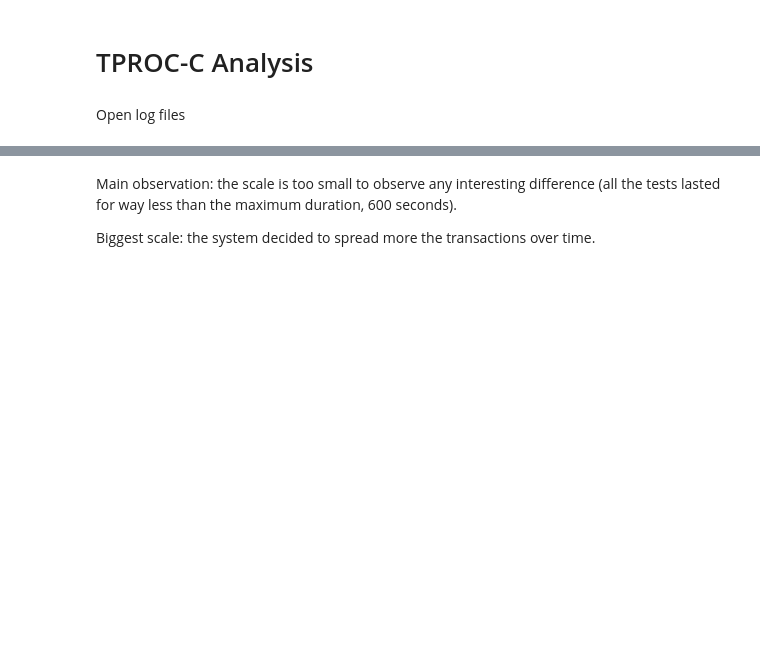
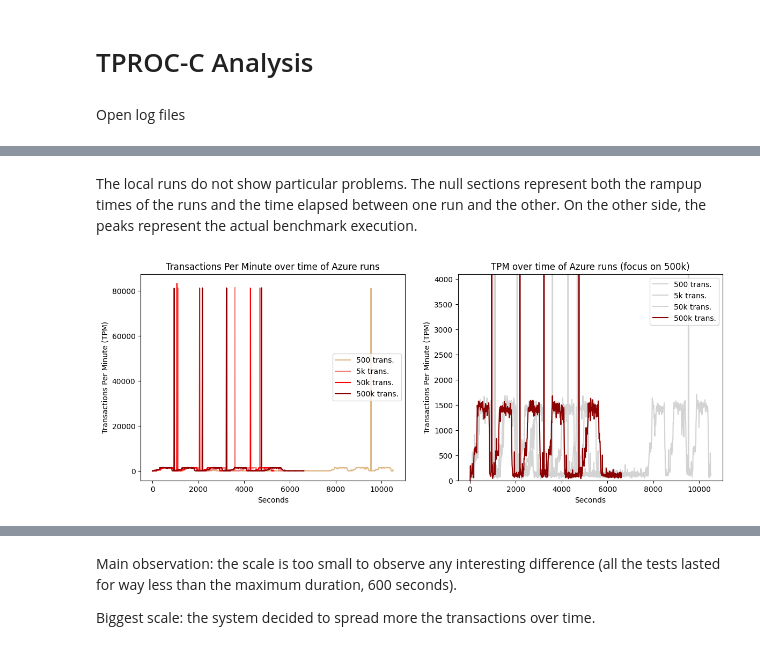
Before and after one commit to simoncoessens/ADB_Project, a Jupyter notebook: tproc_c/tproc_c_analysis.ipynb, the cells around one changed output, grey strips where cells are left out. Drawn from its saved outputs; the diff is of its cells as text; code cells hidden in the pictures; blank space fills up the shorter version.

```diff
--- a/tproc_c/tproc_c_analysis.ipynb
+++ b/tproc_c/tproc_c_analysis.ipynb
@@ -62,0 +80,38 @@ sublist_hammer_4 = sublist_creator(hammer_4)
+# %% [markdown]
+The local runs do not show particular problems. The null sections represent both the rampup times of the runs and the time elapsed between one run and the other. On the other side, the peaks represent the actual benchmark execution.
+# %%
+plt.figure(figsize=(14, 5))
+
+plt.subplot(1,2,1)
+x_values = np.arange(10, 10 + len(hammer_azure_1) * 10, 10)
+plt.plot(x_values, hammer_azure_1, label='500 trans.', color='burlywood')
+x_values = np.arange(10, 10 + len(hammer_azure_2) * 10, 10)
+plt.plot(x_values, hammer_azure_2, label='5k trans.', color='lightcoral')
+x_values = np.arange(10, 10 + len(hammer_azure_3) * 10, 10)
+plt.plot(x_values, hammer_azure_3, label='50k trans.', color='red')
+x_values = np.arange(10, 10 + len(hammer_azure_4) * 10, 10)
+plt.plot(x_values, hammer_azure_4, label='500k trans.', color='darkred')
+
+plt.xlabel('Seconds')
+plt.ylabel('Transactions Per Minute (TPM)')
+plt.title('Transactions Per Minute over time of Azure runs')
+plt.legend()
+
+plt.subplot(1,2,2)
+x_values = np.arange(10, 10 + len(hammer_azure_1) * 10, 10)
+plt.plot(x_values, hammer_azure_1, label='500 trans.', color='lightgrey')
+x_values = np.arange(10, 10 + len(hammer_azure_2) * 10, 10)
+plt.plot(x_values, hammer_azure_2, label='5k trans.', color='lightgrey')
+x_values = np.arange(10, 10 + len(hammer_azure_3) * 10, 10)
+plt.plot(x_values, hammer_azure_3, label='50k trans.', color='lightgrey')
+x_values = np.arange(10, 10 + len(hammer_azure_4) * 10, 10)
+plt.plot(x_values, hammer_azure_4, label='500k trans.', color='darkred')
+
+plt.xlabel('Seconds')
+plt.ylabel('Transactions Per Minute (TPM)')
+plt.title('TPM over time of Azure runs (focus on 500k)')
+plt.legend()
+plt.ylim([0,4100])
+plt.show()
+# %% [output]
+[figure, added]
```
Also changed, not shown: parts of 20 cells of this notebook, 5 other files.
